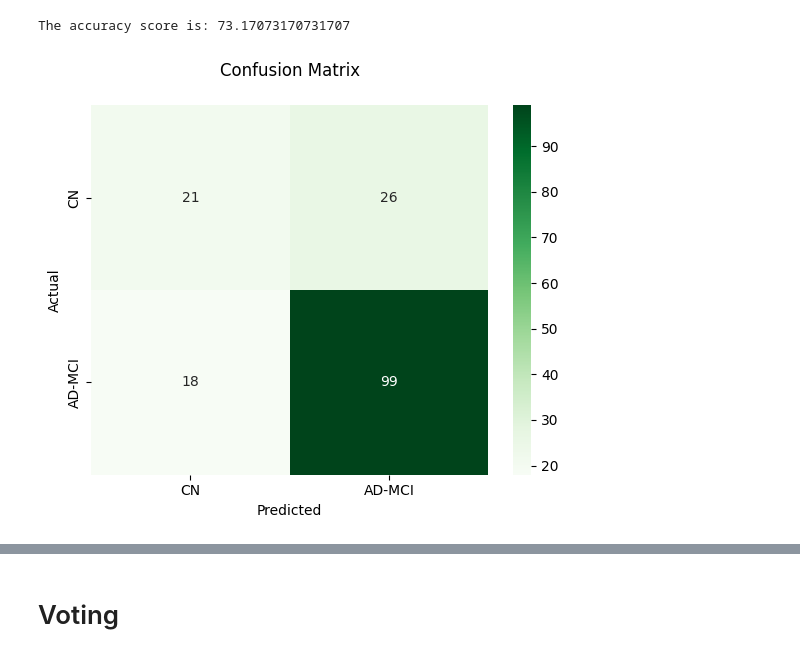
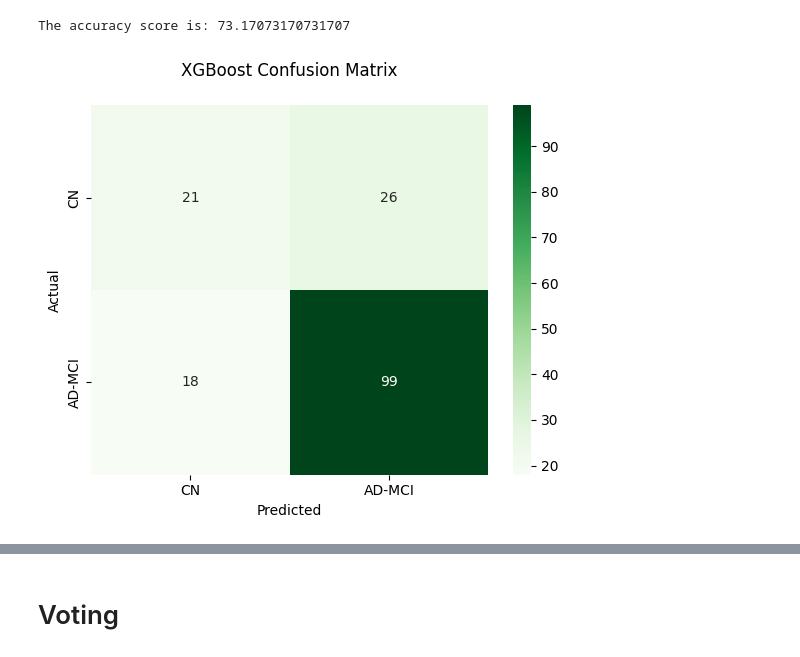
Before and after one commit to salma-ehab/Classification-Approach-of-AlZheimer-s-by-MRI-Imaging-Gene-Detection-Automatic-Speech-Recognition, a Jupyter notebook: Gene/Classification/adni-classification.ipynb, the cells around one changed output, grey strips where cells are left out. Cells and saved outputs as stored; diff of their text form; code cells hidden in the pictures.

```diff
--- a/Gene/Classification/adni-classification.ipynb
+++ b/Gene/Classification/adni-classification.ipynb
@@ -170,11 +172,11 @@ def get_accuracy(y_test,diagnosis_pred):
     actual_label = np.array(y_test)
     print("The accuracy score is:",accuracy_score(actual_label, diagnosis_pred)*100)
 # %%
-def confusion_matrix_print(actual_label,pred_label,label_name):
+def confusion_matrix_print(actual_label,pred_label,label_name,classifier_name):
 
     ConfusionMatrix = confusion_matrix(actual_label,pred_label)
     sns.heatmap(ConfusionMatrix, annot=True, fmt="d", cmap="Greens", xticklabels=label_name, yticklabels=label_name)
-    plt.title("Confusion Matrix\n")
+    plt.title(classifier_name + " Confusion Matrix\n")
     plt.ylabel('Actual')
     plt.xlabel('Predicted')
     plt.show()
@@ -398,6 +440,6 @@ get_accuracy(y_test_1,pred_label_xgb_1)
 # %% [output]
 The accuracy score is: 73.17073170731707
 # %%
-confusion_matrix_print(np.array(y_test_1),pred_label_xgb_1,label_name_1)
+confusion_matrix_print(np.array(y_test_1),pred_label_xgb_1,label_name_1,"XGBoost")
 # %% [output]
-[figure, old version]
+[figure, new version]
```
Also changed, not shown: parts of 16 cells of this notebook.
